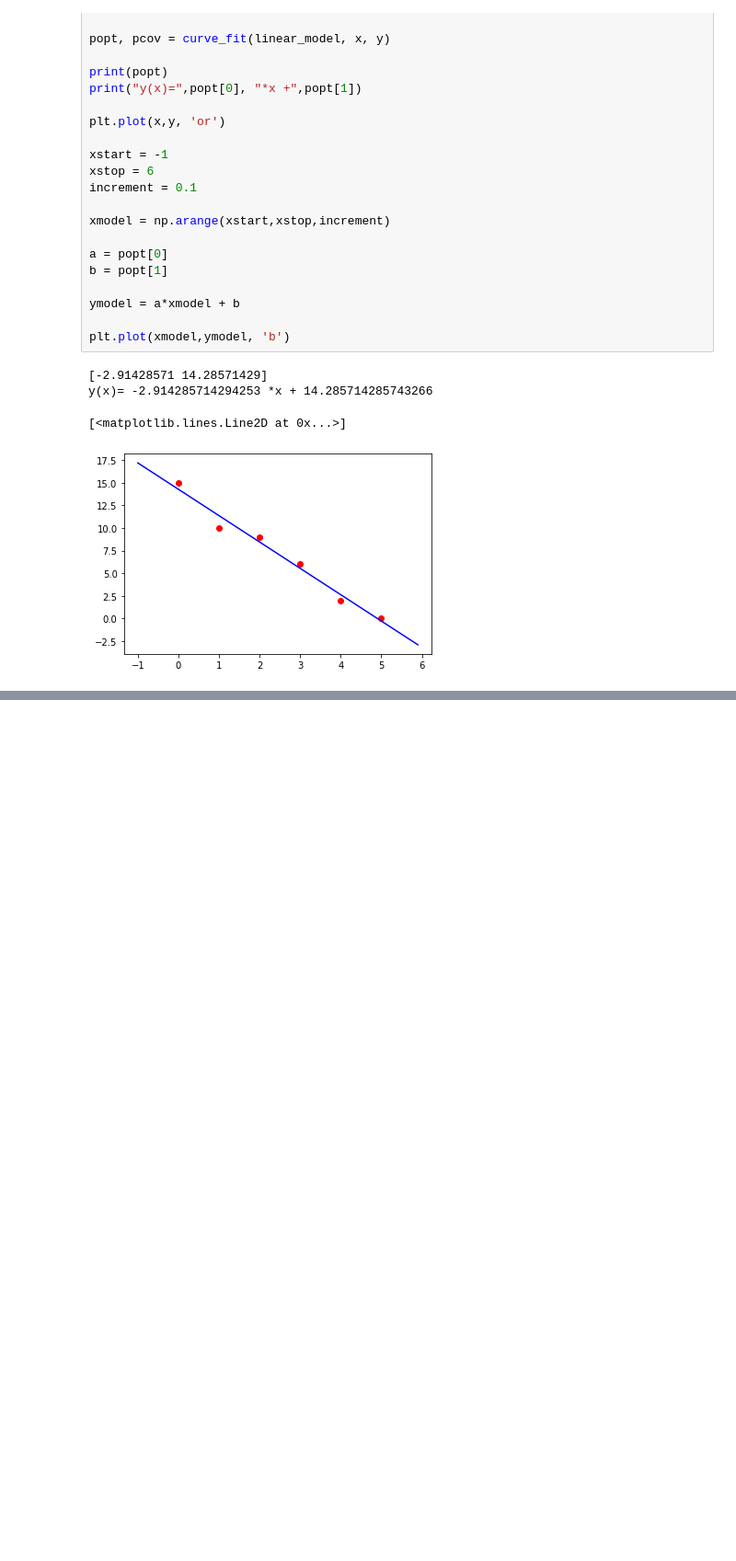
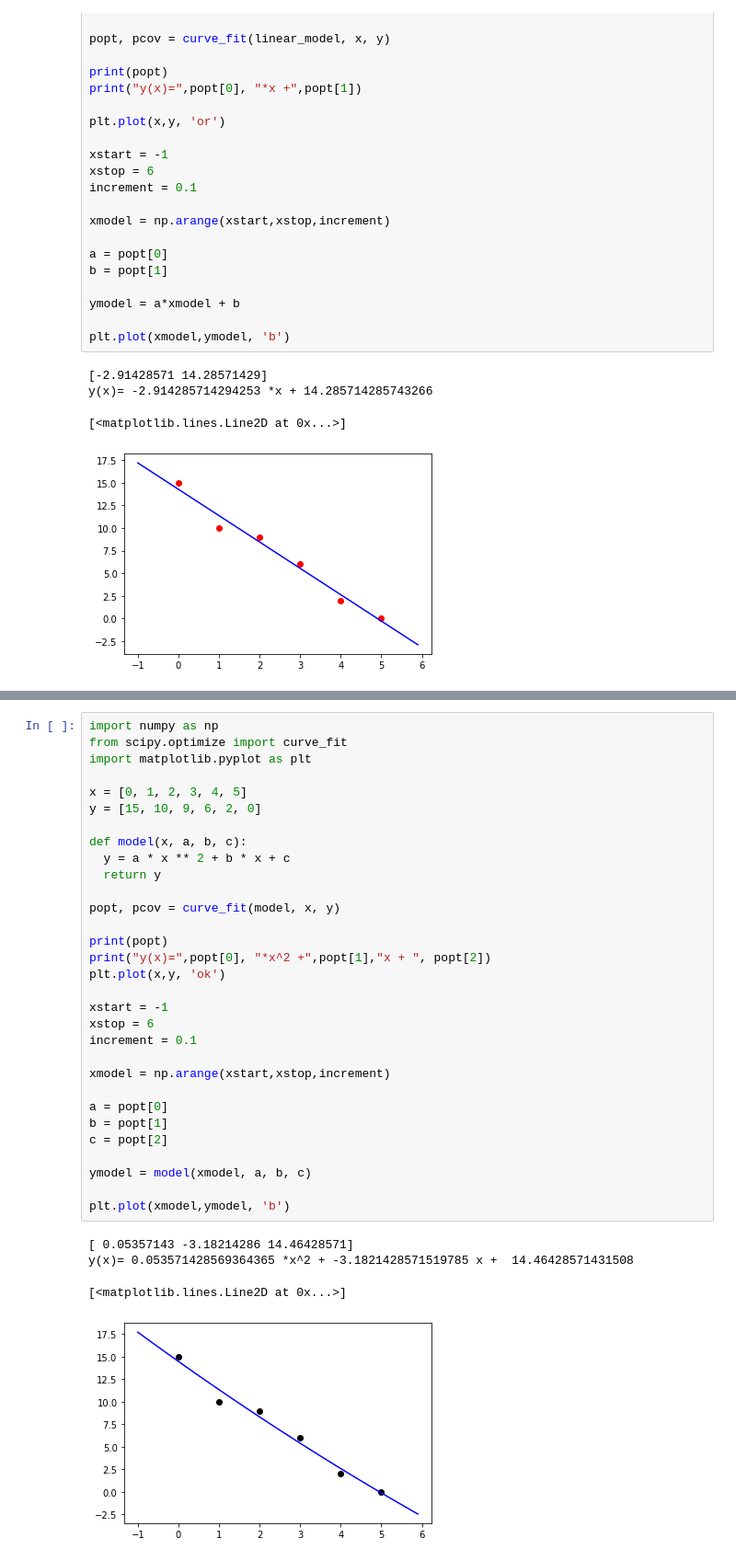
Before and after one commit to physicsYTU/FIZ4610-Computational-Physics, a Jupyter notebook: curvefitting.ipynb, the cells around one changed output, grey strips where cells are left out. Shown: that part at 92% size. Drawn from its saved outputs; the diff is of its cells as text; blank space fills up the shorter version.

```diff
--- a/curvefitting.ipynb
+++ b/curvefitting.ipynb
@@ -80,0 +98,36 @@ y(x)= -2.914285714294253 *x + 14.285714285743266
+# %%
+import numpy as np
+from scipy.optimize import curve_fit
+import matplotlib.pyplot as plt
+
+x = [0, 1, 2, 3, 4, 5]
+y = [15, 10, 9, 6, 2, 0]
+
+def model(x, a, b, c):
+  y = a * x ** 2 + b * x + c
+  return y
+
+popt, pcov = curve_fit(model, x, y)
+
+print(popt)
+print("y(x)=",popt[0], "*x^2 +",popt[1],"x + ", popt[2])
+plt.plot(x,y, 'ok')
+
+xstart = -1
+xstop = 6
+increment = 0.1
+
+xmodel = np.arange(xstart,xstop,increment)
+
+a = popt[0]
+b = popt[1]
+c = popt[2]
+
+ymodel = model(xmodel, a, b, c)
+
+plt.plot(xmodel,ymodel, 'b')
+# %% [output]
+[ 0.05357143 -3.18214286 14.46428571]
+y(x)= 0.053571428569364365 *x^2 + -3.1821428571519785 x +  14.46428571431508
+[<matplotlib.lines.Line2D at 0x...>]
+[figure, added]
```
Also changed, not shown: parts of 8 cells of this notebook.
